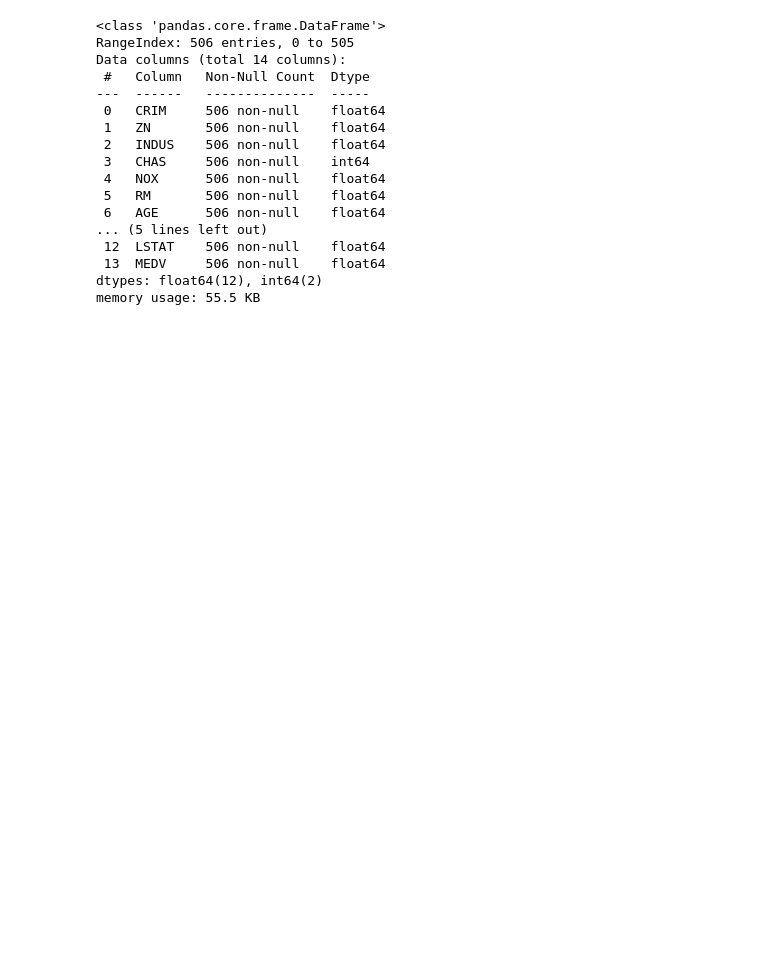
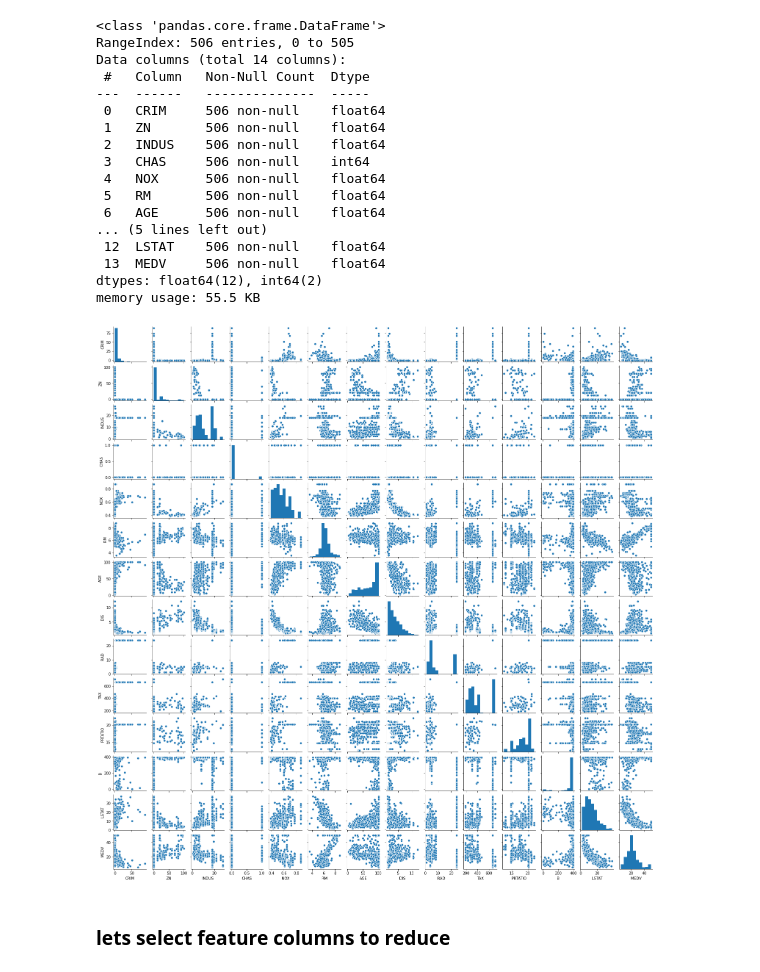
Before and after one commit to nkroker/bostonHousePricing, a Jupyter notebook: BostonHousingPrices.ipynb, the cells around one changed output. Saved outputs shown, nothing was run; the diff lists cells and outputs as text; code cells hidden in the pictures; blank space fills up the shorter version.

Commit message:
Started visualization and insight discovery

```diff
--- a/BostonHousingPrices.ipynb
+++ b/BostonHousingPrices.ipynb
@@ -104,3 +82,11 @@ memory usage: 55.5 KB
 # %%
 import matplotlib.pyplot as plt
 import seaborn as sns
+# %%
+sns.pairplot(df, height=1.5)
+plt.show()
+# %% [output]
+[figure, added]
+# %% [markdown]
+
+### lets select feature columns to reduce
```
Also changed, not shown: parts of 4 cells of this notebook.
